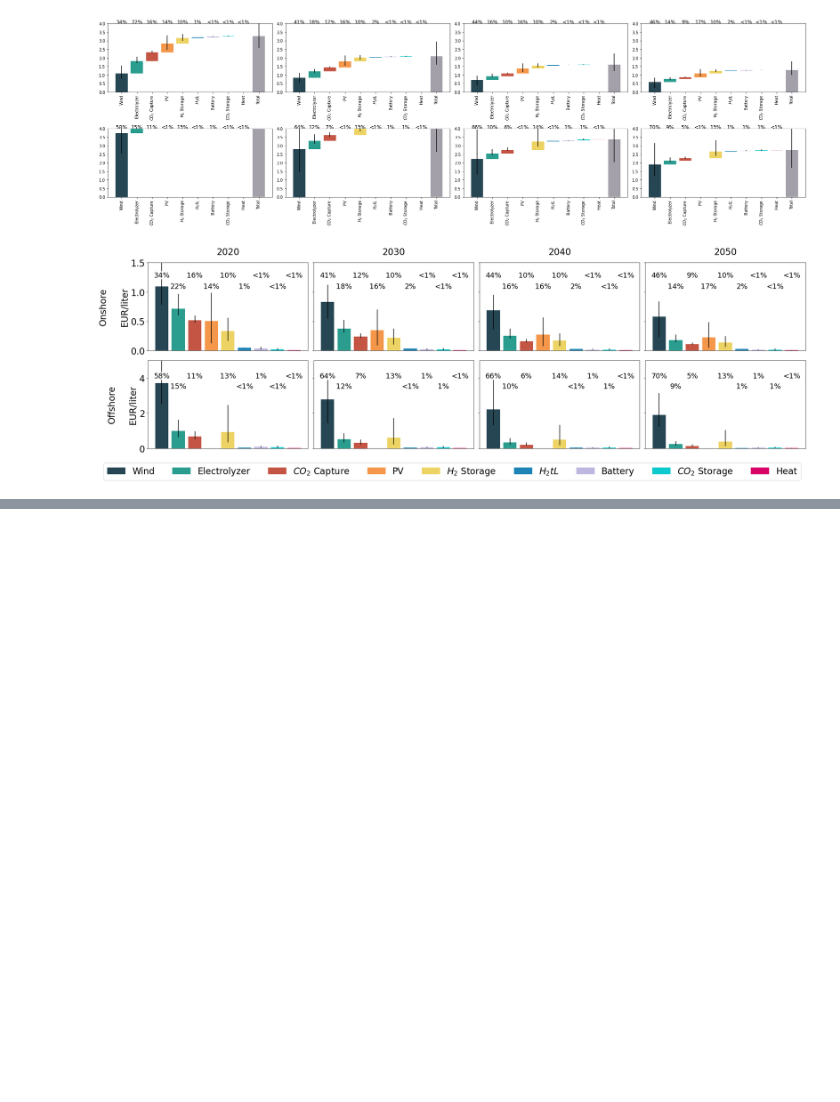
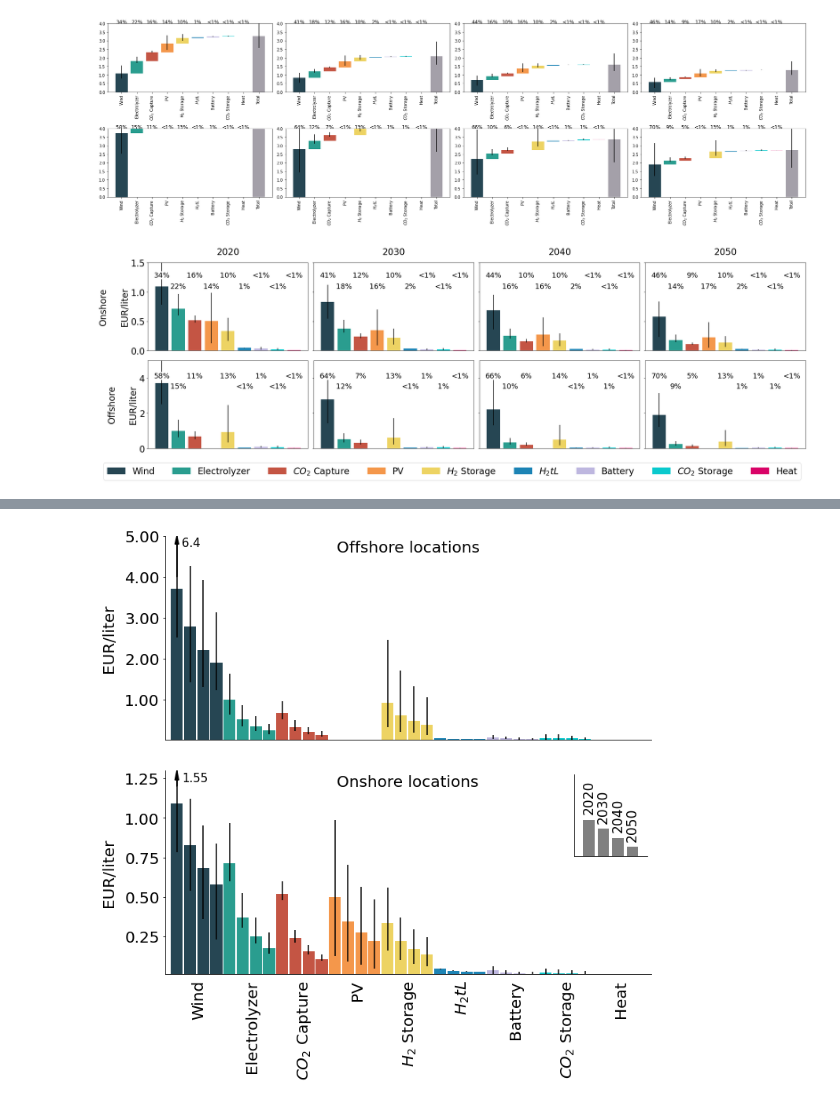
Before and after one commit to kwdseymour/EuroSAFs, a Jupyter notebook: scripts/analysis/SI_figures.ipynb, the cells around one changed output, grey strips where cells are left out. Saved outputs shown, nothing was run; the diff lists cells and outputs as text; code cells hidden in the pictures; blank space fills up the shorter version.

```diff
--- a/scripts/analysis/SI_figures.ipynb
+++ b/scripts/analysis/SI_figures.ipynb
@@ -589,0 +598,79 @@ plt.subplots_adjust(hspace=0,wspace=0.1)
+# %%
+npv_cols = ['wind_NPV', 'electrolyzer_NPV', 'CO2_NPV', 'PV_NPV', 'H2stor_NPV', 'H2tL_NPV', 'battery_NPV', 'CO2stor_NPV', 'heat_NPV']
+colors = ['#264653','#2A9D8F','#C45544','#F4974B','#EDD363','#1D84B5','#BEB7DF','#0BC9CD','#D90368','#A4A0A9']
+colormap = {x:colors[i] for i,x in enumerate(onshore_npv_cols)}
+
+col_name_map = {
+    'wind_NPV':'Wind',
+    'electrolyzer_NPV':'Electrolyzer',
+    'CO2_NPV':'$CO_{2}$ Capture',
+    'PV_NPV':'PV',
+    'H2stor_NPV':'$H_{2}$ Storage',
+    'H2tL_NPV':'$H_{2}tL$',
+    'battery_NPV':'Battery',
+    'CO2stor_NPV':'$CO_{2}$ Storage',
+    'heat_NPV':'Heat',
+    'verify_NPV':'Total'
+}
+
+figsize=(10,10)
+fontsize = figsize[0]*2
+fig,axes = plt.subplots(nrows=2, figsize=figsize)
+width = 0.225
+offset = 0.025
+
+for i,shore_designation in enumerate(['offshore','onshore']):
+    for j,(year,costs_df) in enumerate(costs_dict.items()):
+        costs_slice = costs_df.loc[costs_df['shore_designation']==shore_designation,npv_cols]
+        costs_slice = levelize_npv(costs_slice)
+        costs_slice = costs_slice.describe(percentiles=[0.05,0.5,0.95]).T #* 100
+
+        yerr1 = costs_slice['mean'] - costs_slice['5%']
+        yerr2 = costs_slice['95%'] - costs_slice['mean']
+        axes[i].bar(np.arange(len(npv_cols))+(width+offset)*j, costs_slice['mean'], width=width, yerr=[yerr1,yerr2], color=costs_slice.index.map(colormap))
+
+        if j==0 and i==0:
+            axes[i].arrow(0, 4, 0, 0.8, head_width=0.075, head_length=0.2, linewidth=1.25, fc='k', ec='k')
+            axes[i].text(0.1, 4.75, round(costs_slice['mean']['wind_NPV']+yerr2['wind_NPV'],2), fontsize=fontsize*0.75)
+        elif j==0 and i==1:
+            axes[i].arrow(0, 1.2, 0, 0.04, head_width=0.075, head_length=0.06, linewidth=1.25, fc='k', ec='k')
+            axes[i].text(0.1, 1.25, round(costs_slice['mean']['wind_NPV']+yerr2['wind_NPV'],2), verticalalignment='center', fontsize=fontsize*0.75)
+
+    axes[i].set_xticks(np.arange(len(npv_cols)) + 2*width - offset)
+    if i==0:
+        axes[i].set_xticklabels([])
+        axes[i].yaxis.set_major_formatter(lambda x, pos: f'{round(x,2):.2f}')
+    else:
+        axes[i].set_xticklabels(labels=[col_name_map[x] for x in npv_cols])
+        for tick in axes[i].get_xticklabels():
+            tick.set_rotation(90)
+
+    axes[i].tick_params(labelsize=fontsize, bottom=False)
+    axes[i].set_ylim(0.01,[5,1.3][i])
+    axes[i].set_xlim(0-width,len(npv_cols))
+    axes[i].set_ylabel('EUR/liter', fontsize=fontsize, labelpad=10)
+
+    axes[i].spines['right'].set_visible(False)
+    axes[i].spines['top'].set_visible(False)
+
+axins = inset_axes(axes[1], width='15%', height='40%')
+axins.bar(np.arange(4), [1,0.75,0.5,0.25], color='grey', width=width*3.75)
+for year, xloc, yloc in zip(['2020','2030','2040','2050'], np.arange(4), [1,0.75,0.5,0.25]):
+    axins.annotate(year, (xloc,yloc+0.25), horizontalalignment='center', fontsize=fontsize*0.85, rotation=90)
+axins.tick_params(left=False, bottom=False)
+axins.set_xticks([])
+axins.set_yticks([])
+axins.set_ylim(0,2.25)
+axins.set_xlim(-1,4)
+axins.spines['right'].set_visible(False)
+axins.spines['top'].set_visible(False)
+
+
+axes[0].set_title('Offshore locations', pad=-20, fontsize=fontsize)
+axes[1].set_title('Onshore locations', pad=-20, fontsize=fontsize)
+
+plt.tight_layout()
+plt.subplots_adjust(hspace=0.15,wspace=0.1)
+plt.savefig('../../gfx/cost_breakdown.png', bbox_inches='tight', dpi=400)
+# %% [output]
+[figure, added]
```
Also changed, not shown: parts of 7 cells of this notebook.
